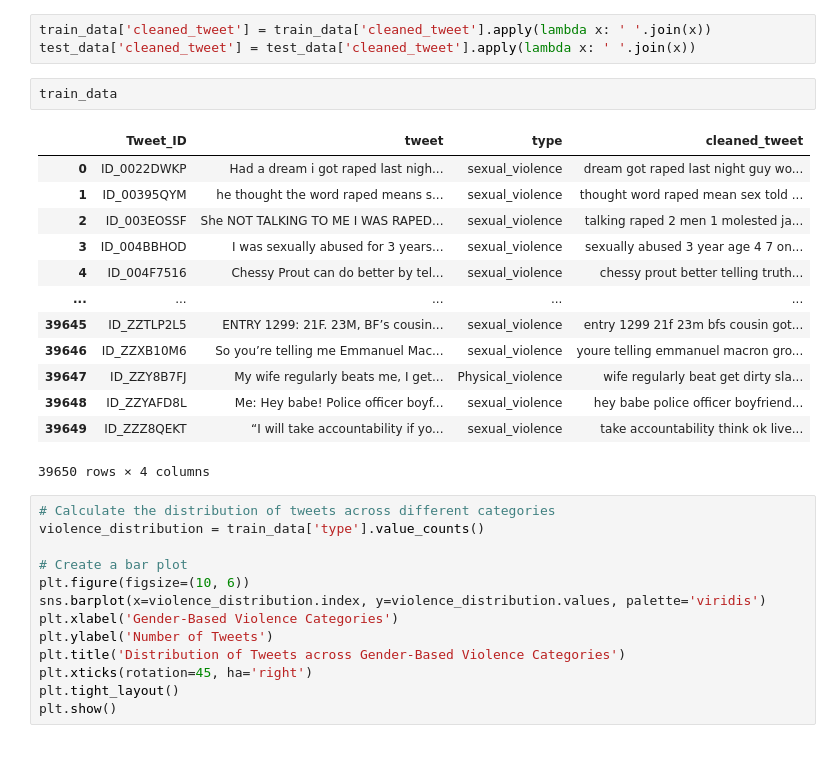
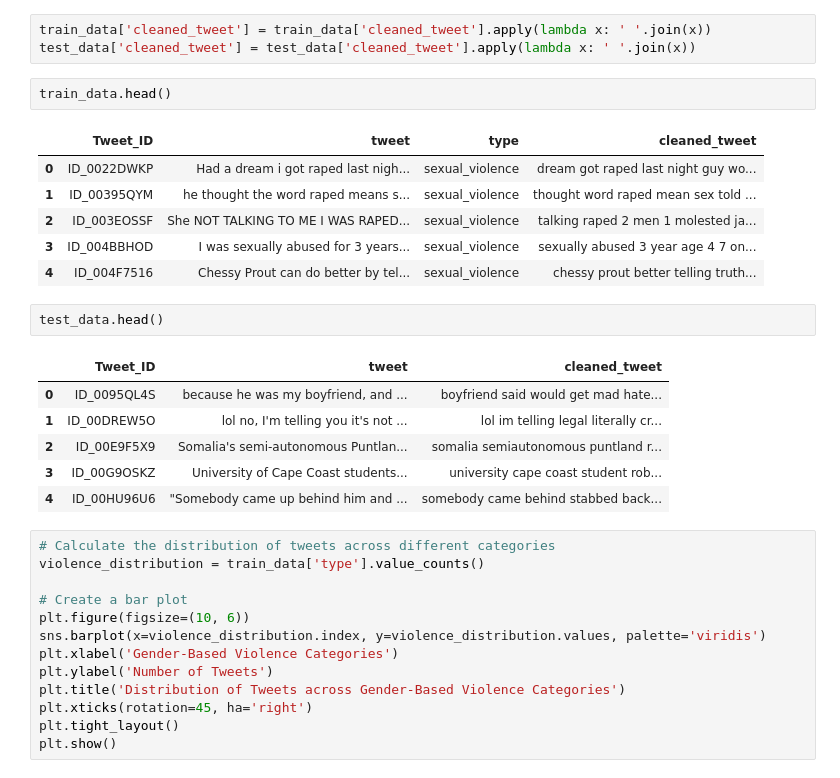
Before and after one commit to The-DigitalAcademy/Malebo_Gender_Based_Violence, a Jupyter notebook: Machine learning.ipynb, the cells around one changed output. Saved outputs shown, nothing was run; the diff lists cells and outputs as text.

```diff
--- a/Machine learning.ipynb
+++ b/Machine learning.ipynb
@@ -129,21 +173,23 @@ Join the cleaned words to form a cleaned sentence
 train_data['cleaned_tweet'] = train_data['cleaned_tweet'].apply(lambda x: ' '.join(x))
 test_data['cleaned_tweet'] = test_data['cleaned_tweet'].apply(lambda x: ' '.join(x))
 # %%
-train_data
+train_data.head()
 # %% [output]
 |  | Tweet_ID | tweet | type | cleaned_tweet |
 | 0 | ID_0022DWKP | Had a dream i got raped last nigh... | sexual_violence | dream got raped last night guy wo... |
 | 1 | ID_00395QYM | he thought the word raped means s... | sexual_violence | thought word raped mean sex told ... |
 | 2 | ID_003EOSSF | She NOT TALKING TO ME I WAS RAPED... | sexual_violence | talking raped 2 men 1 molested ja... |
 | 3 | ID_004BBHOD | I was sexually abused for 3 years... | sexual_violence | sexually abused 3 year age 4 7 on... |
 | 4 | ID_004F7516 | Chessy Prout can do better by tel... | sexual_violence | chessy prout better telling truth... |
-| ... | ... | ... | ... | ... |
-| 39645 | ID_ZZTLP2L5 | ENTRY 1299: 21F. 23M, BF’s cousin... | sexual_violence | entry 1299 21f 23m bfs cousin got... |
-| 39646 | ID_ZZXB10M6 | So you’re telling me Emmanuel Mac... | sexual_violence | youre telling emmanuel macron gro... |
-| 39647 | ID_ZZY8B7FJ | My wife regularly beats me, I get... | Physical_violence | wife regularly beat get dirty sla... |
-| 39648 | ID_ZZYAFD8L | Me: Hey babe! Police officer boyf... | sexual_violence | hey babe police officer boyfriend... |
-| 39649 | ID_ZZZ8QEKT | “I will take accountability if yo... | sexual_violence | take accountability think ok live... |
-39650 rows × 4 columns
+# %%
+test_data.head()
+# %% [output]
+|  | Tweet_ID | tweet | cleaned_tweet |
+| 0 | ID_0095QL4S | because he was my boyfriend, and ... | boyfriend said would get mad hate... |
+| 1 | ID_00DREW5O | lol no, I'm telling you it's not ... | lol im telling legal literally cr... |
+| 2 | ID_00E9F5X9 | Somalia's semi-autonomous Puntlan... | somalia semiautonomous puntland r... |
+| 3 | ID_00G9OSKZ | University of Cape Coast students... | university cape coast student rob... |
+| 4 | ID_00HU96U6 | "Somebody came up behind him and ... | somebody came behind stabbed back... |
 # %%
 # Calculate the distribution of tweets across different categories
 violence_distribution = train_data['type'].value_counts()
```
Also changed, not shown: parts of 37 cells of this notebook, 4 other files.
